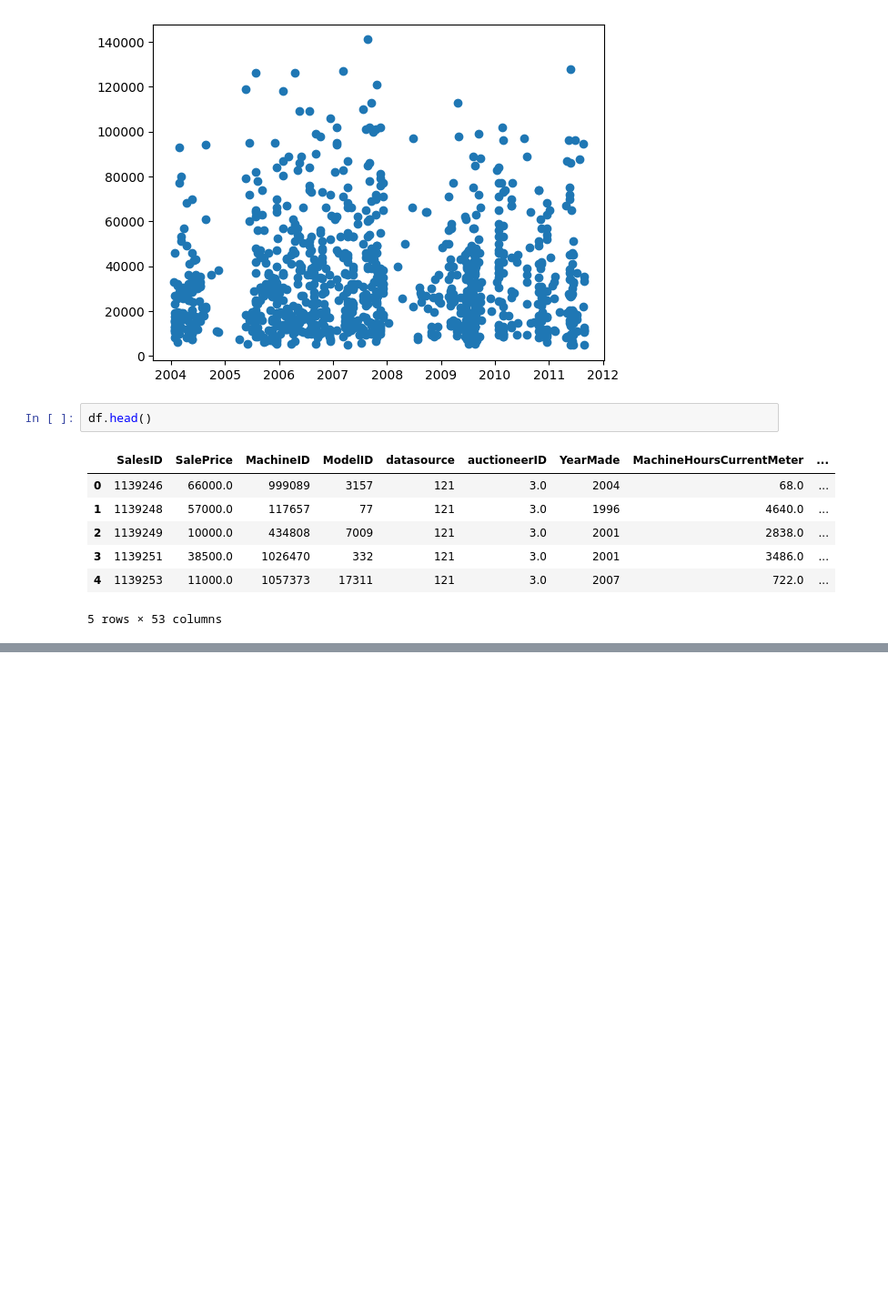
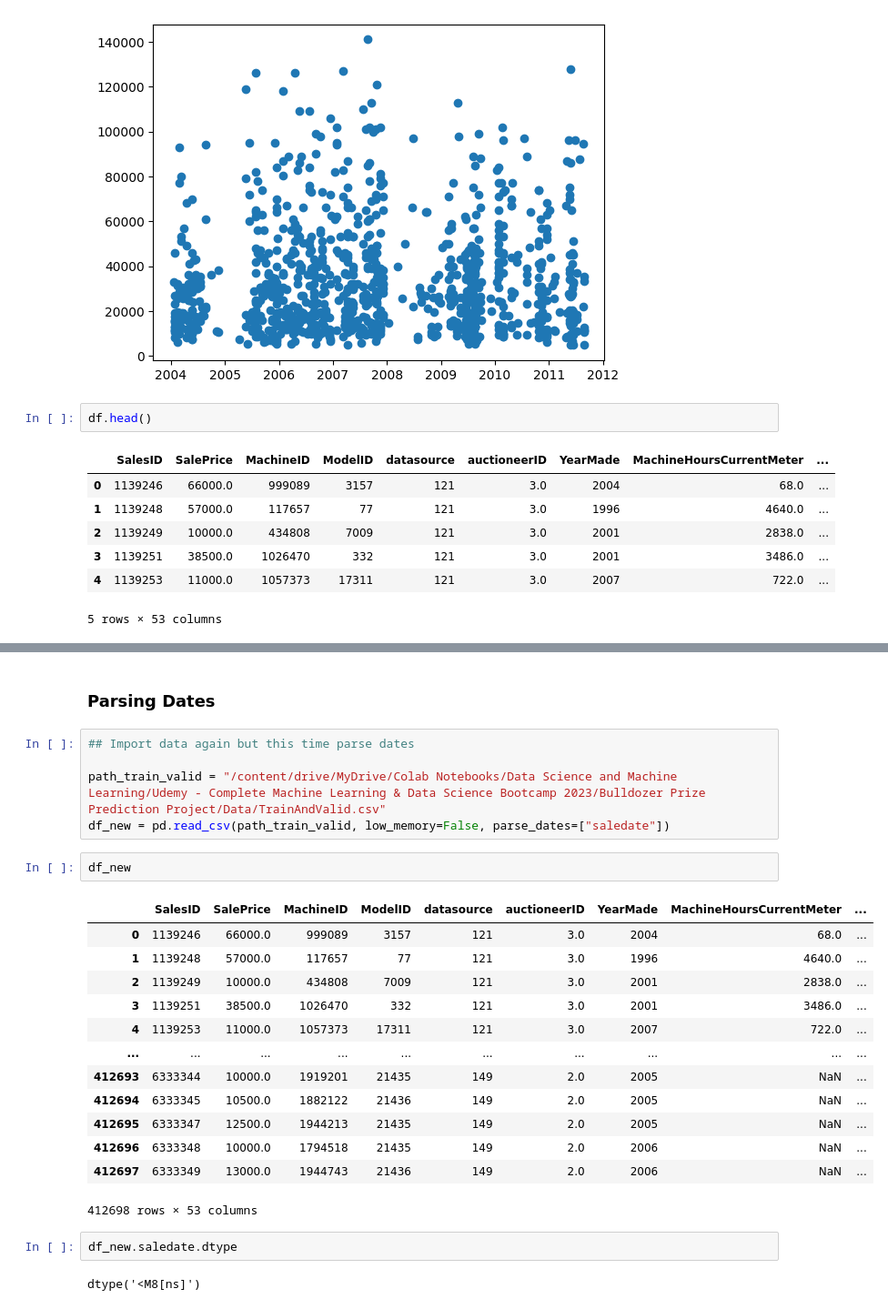
Before and after one commit to JoshuaFayele/Bulldozer-Prize-Prediction-Project, a Jupyter notebook: Bulldozer_Prize_Prediction_Project.ipynb, the cells around one changed output, grey strips where cells are left out. Shown at 91% size. Drawn from its saved outputs; the diff is of its cells as text; blank space fills up the shorter version.

```diff
--- a/Bulldozer_Prize_Prediction_Project.ipynb
+++ b/Bulldozer_Prize_Prediction_Project.ipynb
@@ -166,0 +174,27 @@ df.head()
+# %% [markdown]
+### Parsing Dates
+# %%
+## Import data again but this time parse dates
+
+path_train_valid = "/content/drive/MyDrive/Colab Notebooks/Data Science and Machine Learning/Udemy - Complete Machine Learning & Data Science Bootcamp 2023/Bulldozer Prize Prediction Project/Data/TrainAndValid.csv"
+df_new = pd.read_csv(path_train_valid, low_memory=False, parse_dates=["saledate"])
+# %%
+df_new
+# %% [output]
+|  | SalesID | SalePrice | MachineID | ModelID | datasource | auctioneerID | YearMade | MachineHoursCurrentMeter | ... |
+| 0 | 1139246 | 66000.0 | 999089 | 3157 | 121 | 3.0 | 2004 | 68.0 | ... |
+| 1 | 1139248 | 57000.0 | 117657 | 77 | 121 | 3.0 | 1996 | 4640.0 | ... |
+| 2 | 1139249 | 10000.0 | 434808 | 7009 | 121 | 3.0 | 2001 | 2838.0 | ... |
+| 3 | 1139251 | 38500.0 | 1026470 | 332 | 121 | 3.0 | 2001 | 3486.0 | ... |
+| 4 | 1139253 | 11000.0 | 1057373 | 17311 | 121 | 3.0 | 2007 | 722.0 | ... |
+| ... | ... | ... | ... | ... | ... | ... | ... | ... | ... |
+| 412693 | 6333344 | 10000.0 | 1919201 | 21435 | 149 | 2.0 | 2005 | NaN | ... |
+| 412694 | 6333345 | 10500.0 | 1882122 | 21436 | 149 | 2.0 | 2005 | NaN | ... |
+| 412695 | 6333347 | 12500.0 | 1944213 | 21435 | 149 | 2.0 | 2005 | NaN | ... |
+| 412696 | 6333348 | 10000.0 | 1794518 | 21435 | 149 | 2.0 | 2006 | NaN | ... |
+| 412697 | 6333349 | 13000.0 | 1944743 | 21436 | 149 | 2.0 | 2006 | NaN | ... |
+412698 rows × 53 columns
+# %%
+df_new.saledate.dtype
+# %% [output]
+dtype('<M8[ns]')
```
Also changed, not shown: parts of 103 cells of this notebook.
